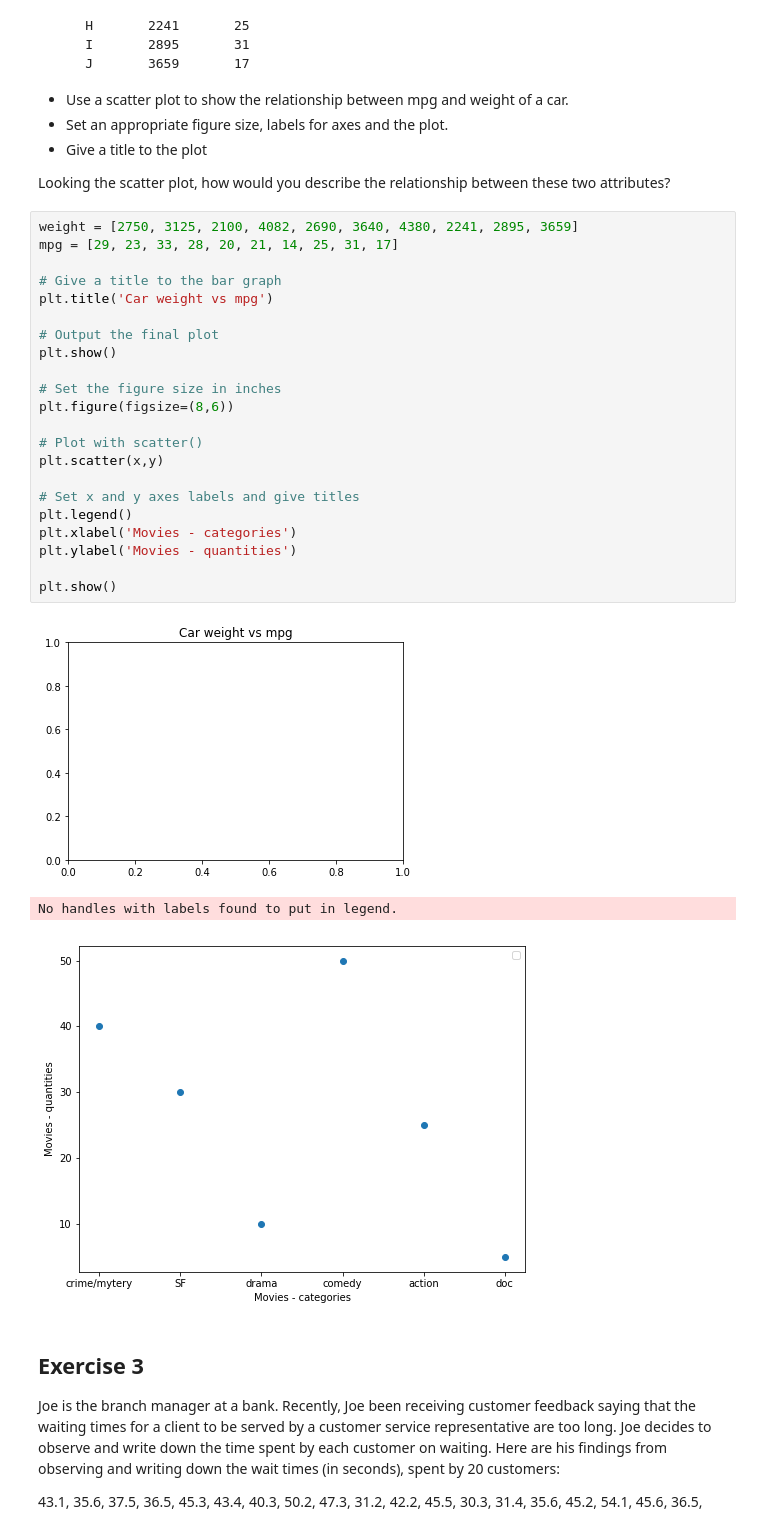
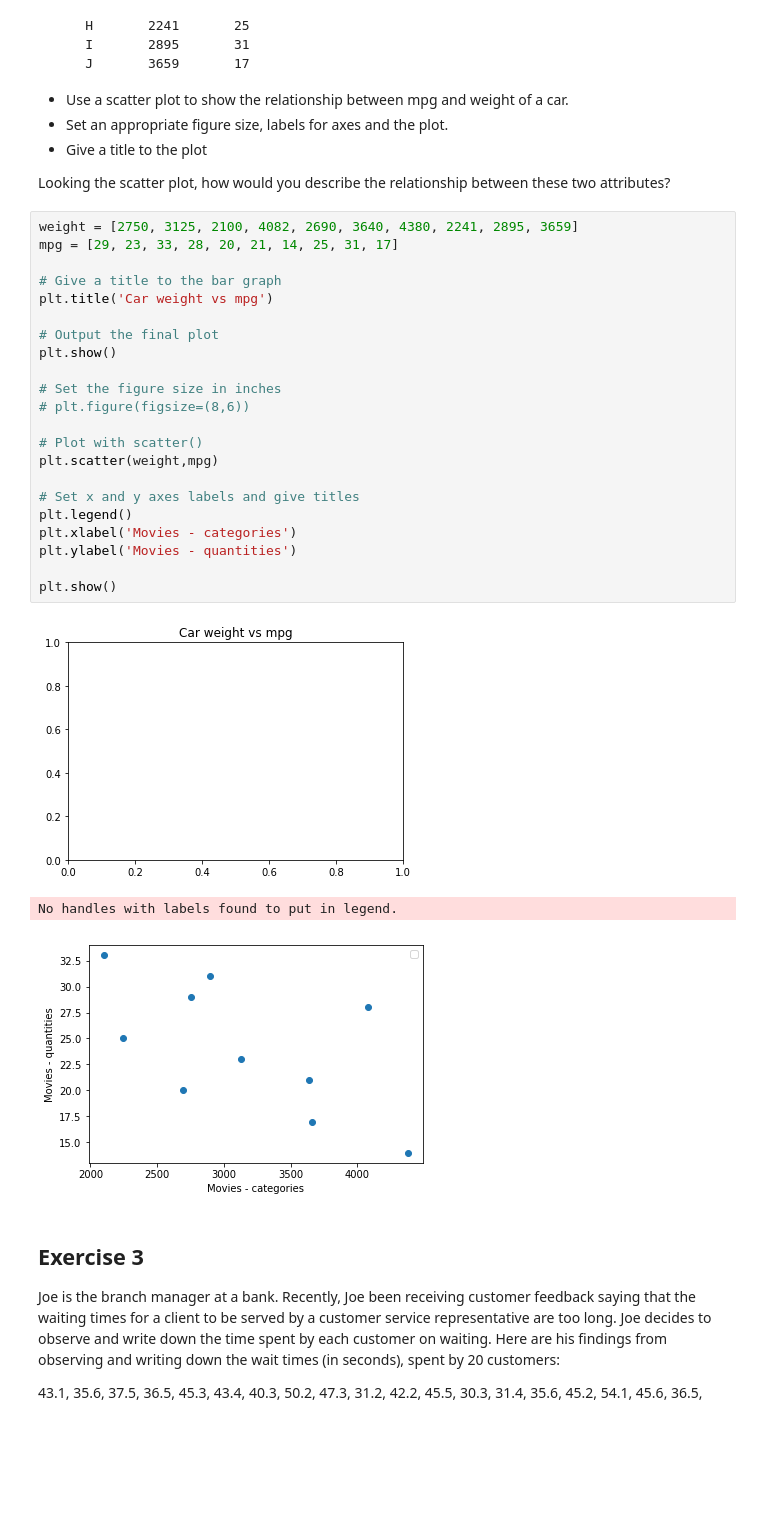
Before and after one commit to fleralle/dsc-data-viz-lab-houston-ds-042219, a Jupyter notebook: index.ipynb, the cells around one changed output. Saved outputs shown, nothing was run; the diff lists cells and outputs as text; blank space fills up the shorter version.

```diff
--- a/index.ipynb
+++ b/index.ipynb
@@ -73,29 +73,29 @@ Looking the scatter plot, how would you describe the relationship between these
 # %%
 weight = [2750, 3125, 2100, 4082, 2690, 3640, 4380, 2241, 2895, 3659]
 mpg = [29, 23, 33, 28, 20, 21, 14, 25, 31, 17]
 
 # Give a title to the bar graph
 plt.title('Car weight vs mpg')
 
 # Output the final plot
 plt.show()
 
 # Set the figure size in inches
-plt.figure(figsize=(8,6))
+# plt.figure(figsize=(8,6))
 
 # Plot with scatter()
-plt.scatter(x,y)
+plt.scatter(weight,mpg)
 
 # Set x and y axes labels and give titles
 plt.legend()
 plt.xlabel('Movies - categories')
 plt.ylabel('Movies - quantities')
 
 plt.show()
 # %% [output]
 [figure]
 No handles with labels found to put in legend.
-[figure, old version]
+[figure, new version]
 # %% [markdown]
 ## Exercise 3
 
```
